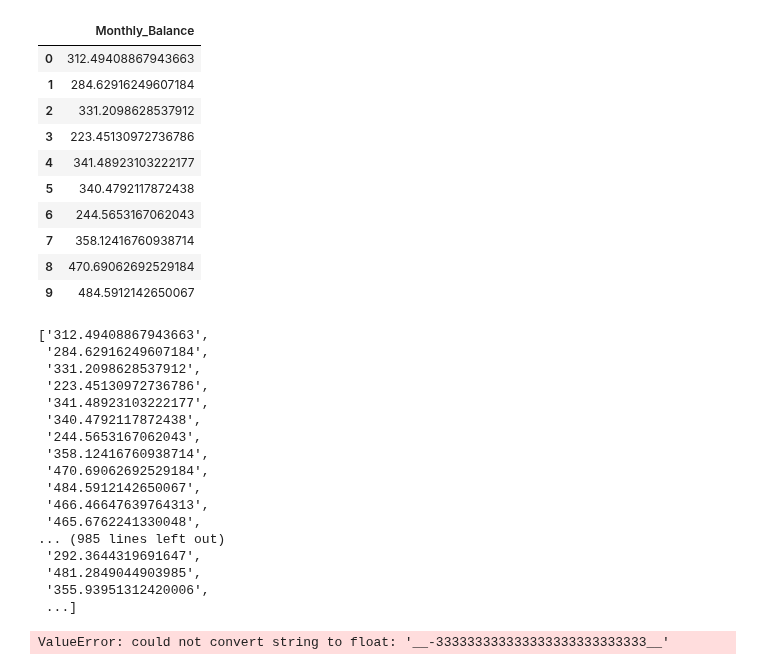
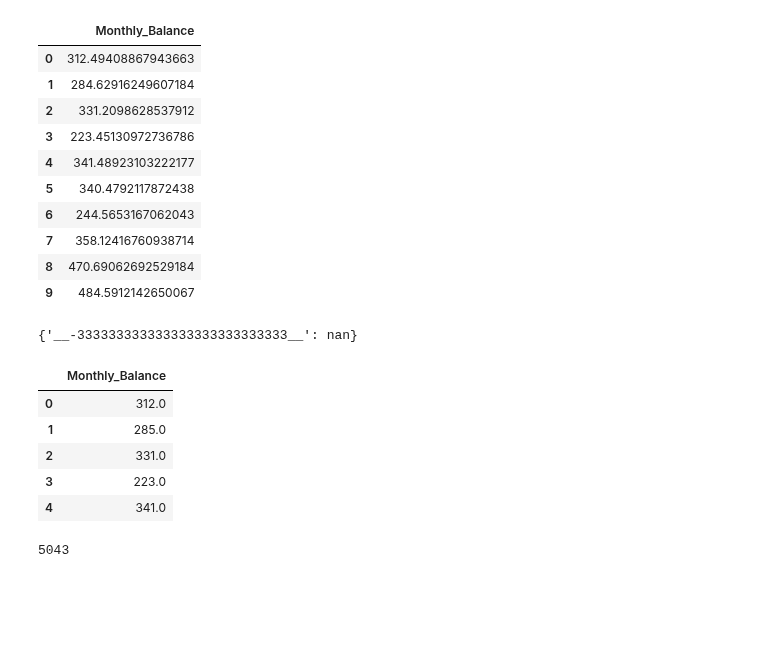
Before and after one commit to Ghukii/TMP-4sem-, a Jupyter notebook: Задание_6/Задание_6_13.ipynb, the cells around one changed output. Saved outputs shown, nothing was run; the diff lists cells and outputs as text; code cells hidden in the pictures; blank space fills up the shorter version.

```diff
--- a/Задание_6/Задание_6_13.ipynb
+++ b/Задание_6/Задание_6_13.ipynb
@@ -444,26 +444,31 @@ df[['Monthly_Balance']].head(10)
 | 8 | 470.69062692529184 |
 | 9 | 484.5912142650067 |
 # %%
-df['Monthly_Balance'].unique().tolist()
+zamena = dict()
+
+for i in df['Monthly_Balance']:
+    if i is not np.nan and '_' in i:
+        zamena[i] = np.nan
+
+zamena
 # %% [output]
-['312.49408867943663',
- '284.62916249607184',
- '331.2098628537912',
- '223.45130972736786',
- '341.48923103222177',
- '340.4792117872438',
- '244.5653167062043',
- '358.12416760938714',
- '470.69062692529184',
- '484.5912142650067',
- '466.46647639764313',
- '465.6762241330048',
-... (985 lines left out)
- '292.3644319691647',
- '481.2849044903985',
- '355.93951312420006',
- ...]
+{'__-333333333333333333333333333__': nan}
+# %%
+df = df.replace({'Monthly_Balance' : zamena})
 # %%
-df['Monthly_Balance'].astype(np.float64)
+df['Monthly_Balance'] = pd.to_numeric(df['Monthly_Balance'], errors='coerce')
+df['Monthly_Balance'] = np.round(df['Monthly_Balance'], decimals=0)
+df[['Monthly_Balance']].head(5)
 # %% [output]
-ValueError: could not convert string to float: '__-333333333333333333333333333__'
+|  | Monthly_Balance |
+| 0 | 312.0 |
+| 1 | 285.0 |
+| 2 | 331.0 |
+| 3 | 223.0 |
+| 4 | 341.0 |
+# %%
+MB = df['Monthly_Balance']
+MB_na = df['Monthly_Balance']
+MB.isna().sum()
+# %% [output]
+5043
```
Also changed, not shown: parts of 5 cells of this notebook.
